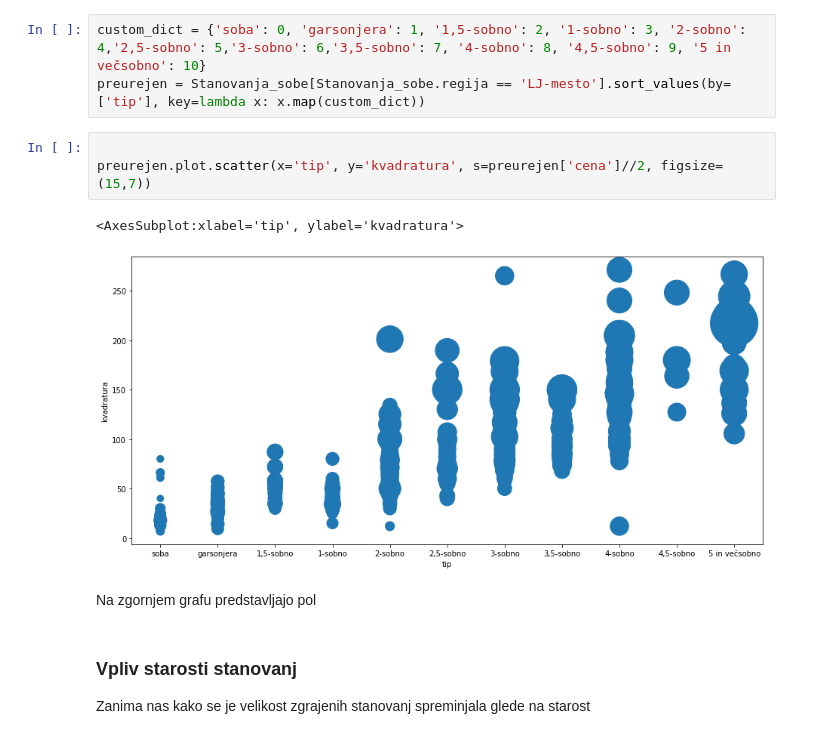
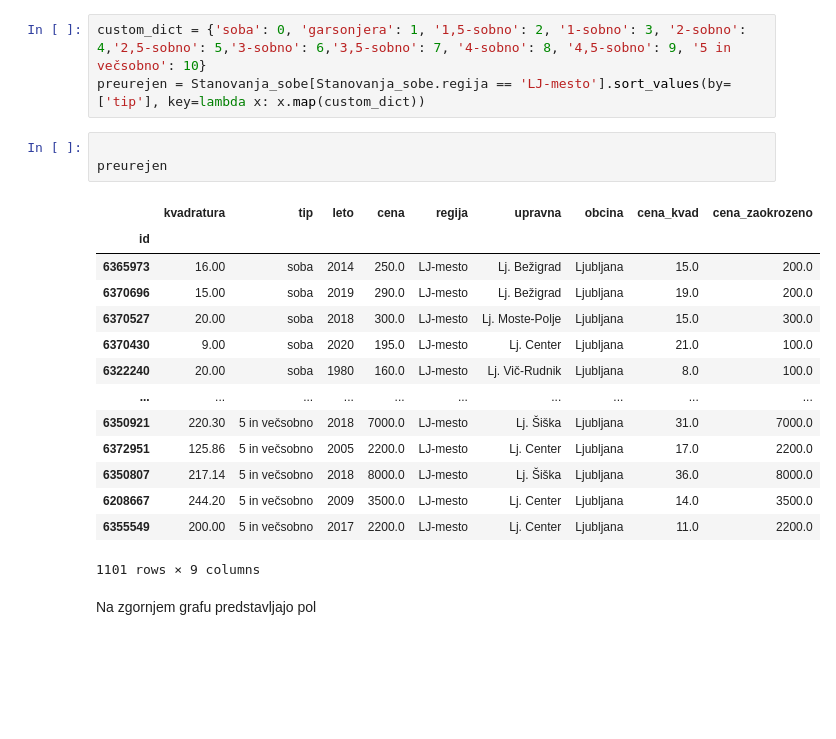
Before and after one commit to gajajamnik/analiza-stanovanj, a Jupyter notebook: Analiza stanovanj.ipynb, the cells around one changed output. Saved outputs shown, nothing was run; the diff lists cells and outputs as text; blank space fills up the shorter version.

```diff
--- a/Analiza stanovanj.ipynb
+++ b/Analiza stanovanj.ipynb
@@ -149,14 +132,23 @@ Stanovanja_sobe
 # %%
 custom_dict = {'soba': 0, 'garsonjera': 1, '1,5-sobno': 2, '1-sobno': 3, '2-sobno': 4,'2,5-sobno': 5,'3-sobno': 6,'3,5-sobno': 7, '4-sobno': 8, '4,5-sobno': 9, '5 in večsobno': 10}
 preurejen = Stanovanja_sobe[Stanovanja_sobe.regija == 'LJ-mesto'].sort_values(by=['tip'], key=lambda x: x.map(custom_dict))
-# %%
-
-preurejen.plot.scatter(x='tip', y='kvadratura', s=preurejen['cena']//2, figsize=(15,7))
-# %% [output]
-<AxesSubplot:xlabel='tip', ylabel='kvadratura'>
-[figure, removed]
+# %%
+
+preurejen
+# %% [output]
+|  | kvadratura | tip | leto | cena | regija | upravna | obcina | cena_kvad | cena_zaokrozeno |
+| id |  |  |  |  |  |  |  |  |  |
+| 6365973 | 16.00 | soba | 2014 | 250.0 | LJ-mesto | Lj. Bežigrad | Ljubljana | 15.0 | 200.0 |
+| 6370696 | 15.00 | soba | 2019 | 290.0 | LJ-mesto | Lj. Bežigrad | Ljubljana | 19.0 | 200.0 |
+| 6370527 | 20.00 | soba | 2018 | 300.0 | LJ-mesto | Lj. Moste-Polje | Ljubljana | 15.0 | 300.0 |
+| 6370430 | 9.00 | soba | 2020 | 195.0 | LJ-mesto | Lj. Center | Ljubljana | 21.0 | 100.0 |
+| 6322240 | 20.00 | soba | 1980 | 160.0 | LJ-mesto | Lj. Vič-Rudnik | Ljubljana | 8.0 | 100.0 |
+| ... | ... | ... | ... | ... | ... | ... | ... | ... | ... |
+| 6350921 | 220.30 | 5 in večsobno | 2018 | 7000.0 | LJ-mesto | Lj. Šiška | Ljubljana | 31.0 | 7000.0 |
+| 6372951 | 125.86 | 5 in večsobno | 2005 | 2200.0 | LJ-mesto | Lj. Center | Ljubljana | 17.0 | 2200.0 |
+| 6350807 | 217.14 | 5 in večsobno | 2018 | 8000.0 | LJ-mesto | Lj. Šiška | Ljubljana | 36.0 | 8000.0 |
+| 6208667 | 244.20 | 5 in večsobno | 2009 | 3500.0 | LJ-mesto | Lj. Center | Ljubljana | 14.0 | 3500.0 |
+| 6355549 | 200.00 | 5 in večsobno | 2017 | 2200.0 | LJ-mesto | Lj. Center | Ljubljana | 11.0 | 2200.0 |
+1101 rows × 9 columns
 # %% [markdown]
 Na zgornjem grafu predstavljajo pol
-# %% [markdown]
-### Vpliv starosti stanovanj
-Zanima nas kako se je velikost zgrajenih stanovanj spreminjala glede na starost
```
Also changed, not shown: parts of 8 cells of this notebook.
